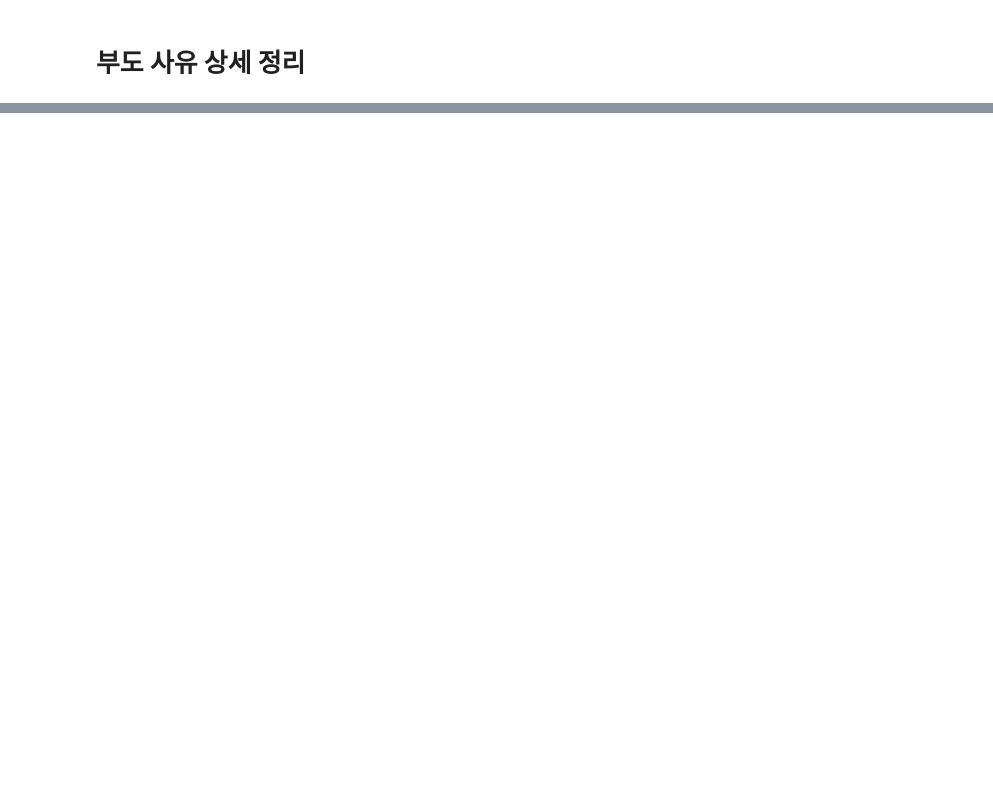
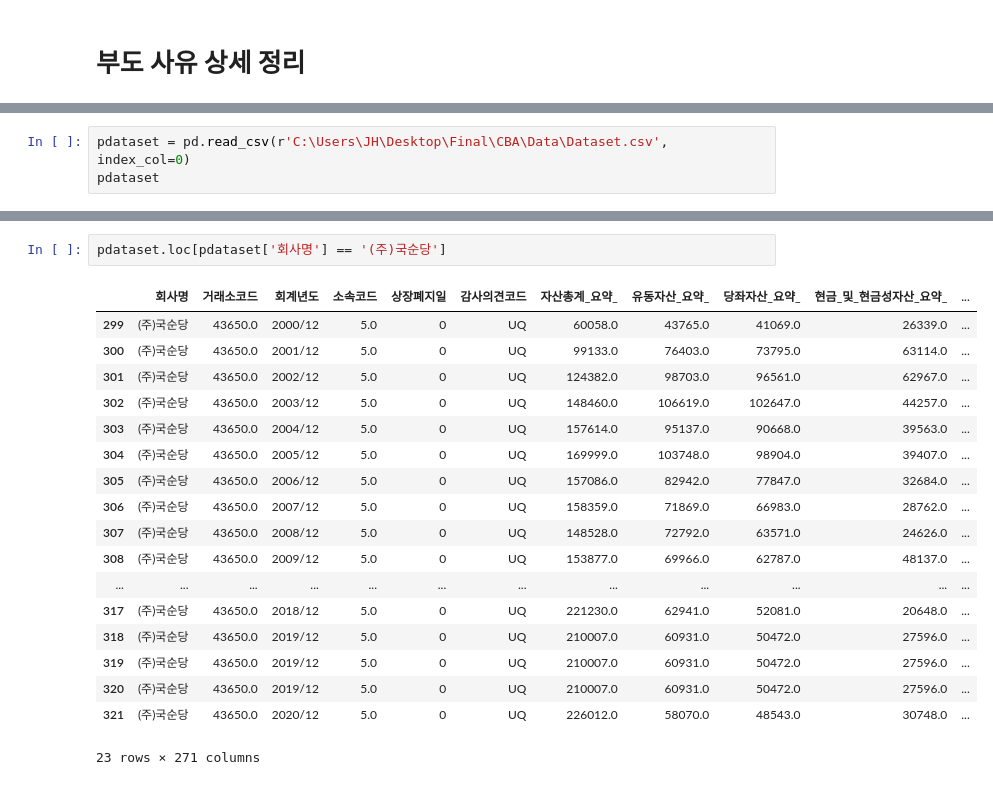
Before and after one commit to JxxHxxx/Ubion-CorporateBankruptcyAnalysis, a Jupyter notebook: Code/JH/code/preprocessing/prepro_bankruptcy_2.ipynb, the cells around one changed output, grey strips where cells are left out. Drawn from its saved outputs; the diff is of its cells as text; blank space fills up the shorter version.

```diff
--- a/Code/JH/code/preprocessing/prepro_bankruptcy_2.ipynb
+++ b/Code/JH/code/preprocessing/prepro_bankruptcy_2.ipynb
@@ -105,0 +149,3 @@ Name: 폐지사유, dtype: int64
+# %%
+pdataset = pd.read_csv(r'C:\Users\JH\Desktop\Final\CBA\Data\Dataset.csv', index_col=0)
+pdataset
@@ -105,0 +166,21 @@ Name: 폐지사유, dtype: int64
+# %%
+pdataset.loc[pdataset['회사명'] == '(주)국순당']
+# %% [output]
+|  | 회사명 | 거래소코드 | 회계년도 | 소속코드 | 상장폐지일 | 감사의견코드 | 자산총계_요약_ | 유동자산_요약_ | 당좌자산_요약_ | 현금_및_현금성자산_요약_ | ... |
+| 299 | (주)국순당 | 43650.0 | 2000/12 | 5.0 | 0 | UQ | 60058.0 | 43765.0 | 41069.0 | 26339.0 | ... |
+| 300 | (주)국순당 | 43650.0 | 2001/12 | 5.0 | 0 | UQ | 99133.0 | 76403.0 | 73795.0 | 63114.0 | ... |
+| 301 | (주)국순당 | 43650.0 | 2002/12 | 5.0 | 0 | UQ | 124382.0 | 98703.0 | 96561.0 | 62967.0 | ... |
+| 302 | (주)국순당 | 43650.0 | 2003/12 | 5.0 | 0 | UQ | 148460.0 | 106619.0 | 102647.0 | 44257.0 | ... |
+| 303 | (주)국순당 | 43650.0 | 2004/12 | 5.0 | 0 | UQ | 157614.0 | 95137.0 | 90668.0 | 39563.0 | ... |
+| 304 | (주)국순당 | 43650.0 | 2005/12 | 5.0 | 0 | UQ | 169999.0 | 103748.0 | 98904.0 | 39407.0 | ... |
+| 305 | (주)국순당 | 43650.0 | 2006/12 | 5.0 | 0 | UQ | 157086.0 | 82942.0 | 77847.0 | 32684.0 | ... |
+| 306 | (주)국순당 | 43650.0 | 2007/12 | 5.0 | 0 | UQ | 158359.0 | 71869.0 | 66983.0 | 28762.0 | ... |
+| 307 | (주)국순당 | 43650.0 | 2008/12 | 5.0 | 0 | UQ | 148528.0 | 72792.0 | 63571.0 | 24626.0 | ... |
+| 308 | (주)국순당 | 43650.0 | 2009/12 | 5.0 | 0 | UQ | 153877.0 | 69966.0 | 62787.0 | 48137.0 | ... |
+| ... | ... | ... | ... | ... | ... | ... | ... | ... | ... | ... | ... |
+| 317 | (주)국순당 | 43650.0 | 2018/12 | 5.0 | 0 | UQ | 221230.0 | 62941.0 | 52081.0 | 20648.0 | ... |
+| 318 | (주)국순당 | 43650.0 | 2019/12 | 5.0 | 0 | UQ | 210007.0 | 60931.0 | 50472.0 | 27596.0 | ... |
+| 319 | (주)국순당 | 43650.0 | 2019/12 | 5.0 | 0 | UQ | 210007.0 | 60931.0 | 50472.0 | 27596.0 | ... |
+| 320 | (주)국순당 | 43650.0 | 2019/12 | 5.0 | 0 | UQ | 210007.0 | 60931.0 | 50472.0 | 27596.0 | ... |
+| 321 | (주)국순당 | 43650.0 | 2020/12 | 5.0 | 0 | UQ | 226012.0 | 58070.0 | 48543.0 | 30748.0 | ... |
+23 rows × 271 columns
```
Also changed, not shown: parts of 17 cells of this notebook, 3 other files.
